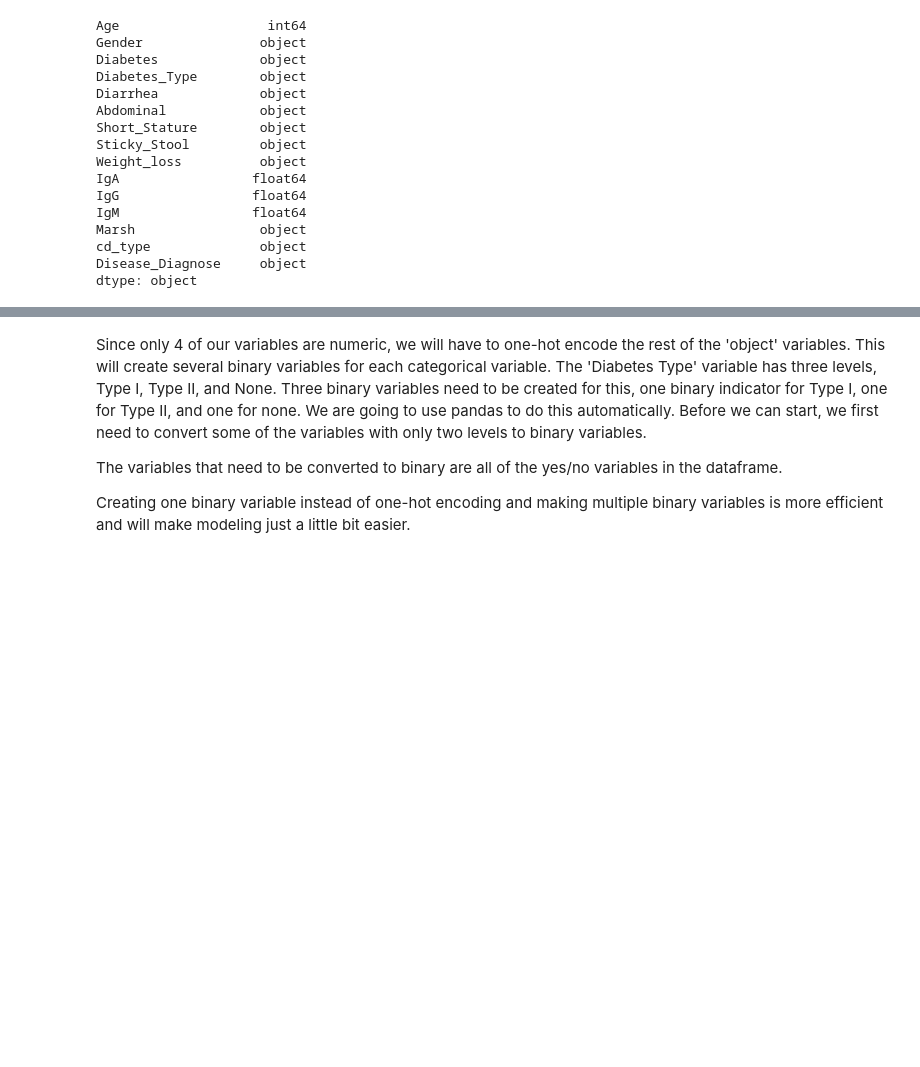
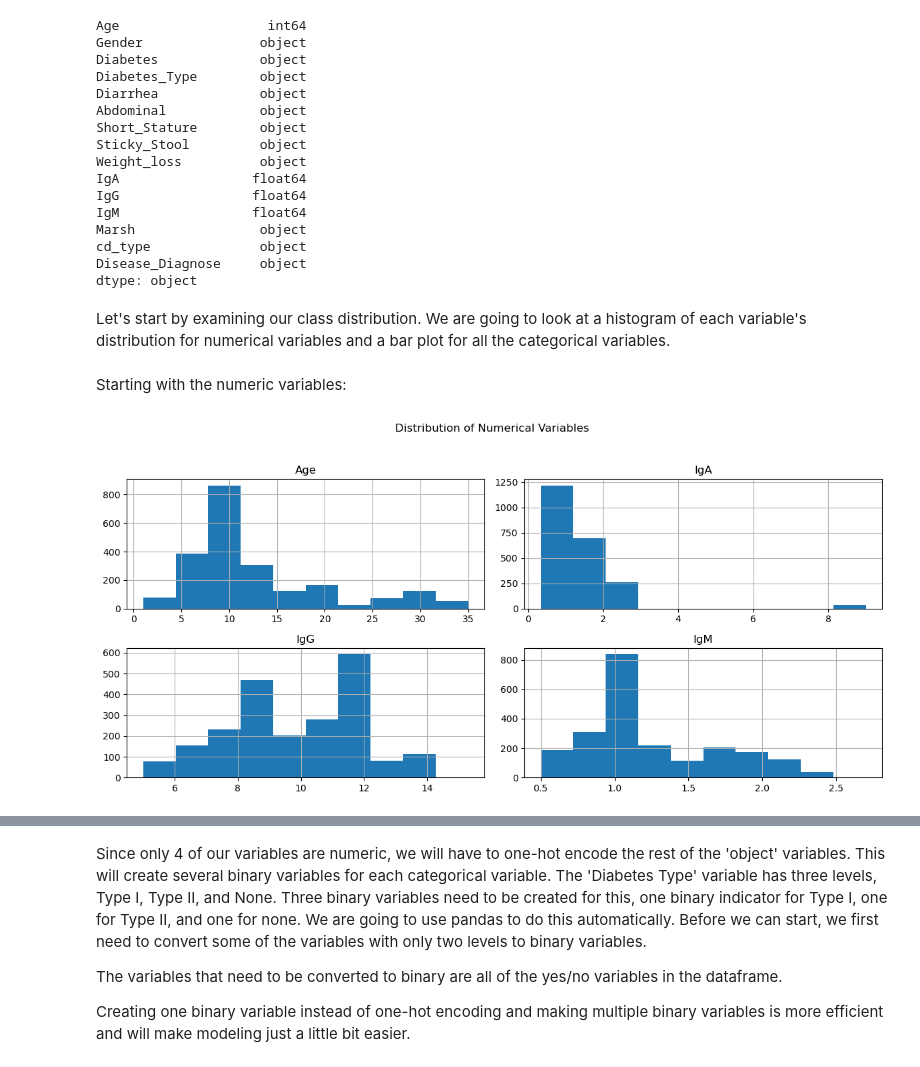
Before and after one commit to lmitch12/Math_Senior_Sem, a Jupyter notebook: srSem.ipynb, the cells around one changed output, grey strips where cells are left out. Drawn from its saved outputs; the diff is of its cells as text; code cells hidden in the pictures; blank space fills up the shorter version.

```diff
--- a/srSem.ipynb
+++ b/srSem.ipynb
@@ -95,3 +94,16 @@ Marsh                object
 cd_type              object
 Disease_Diagnose     object
 dtype: object
+# %% [markdown]
+Let's start by examining our class distribution. We are going to look at a histogram of each variable's distribution for numerical variables and a bar plot for all the categorical variables.
+# %% [markdown]
+Starting with the numeric variables:
+# %%
+numerical_cols = df.select_dtypes(include=np.number).columns
+
+df[numerical_cols].hist(bins=10, figsize=(12, 6), layout=(2, 2))
+plt.suptitle('Distribution of Numerical Variables')
+plt.tight_layout(rect=[0, 0.03, 1, 0.95])
+plt.show()
+# %% [output]
+[figure, added]
```
Also changed, not shown: parts of 6 cells of this notebook.
